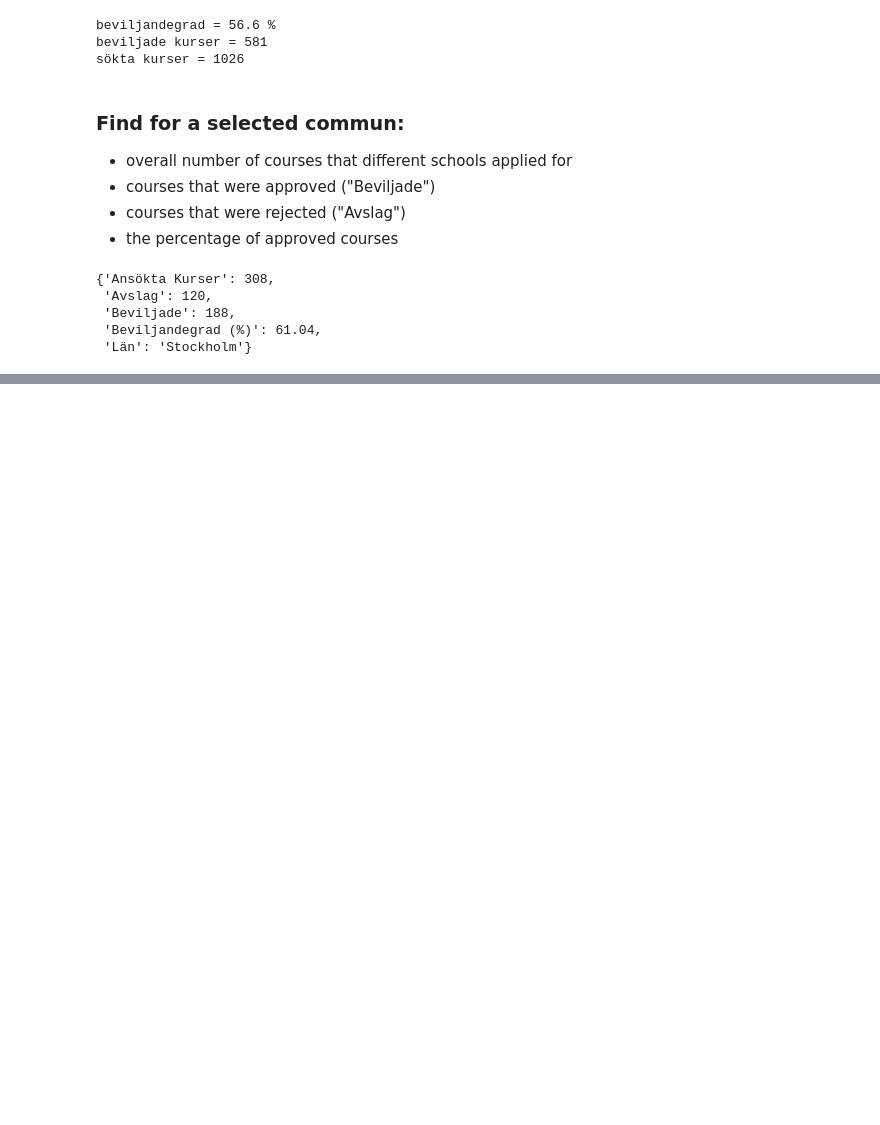
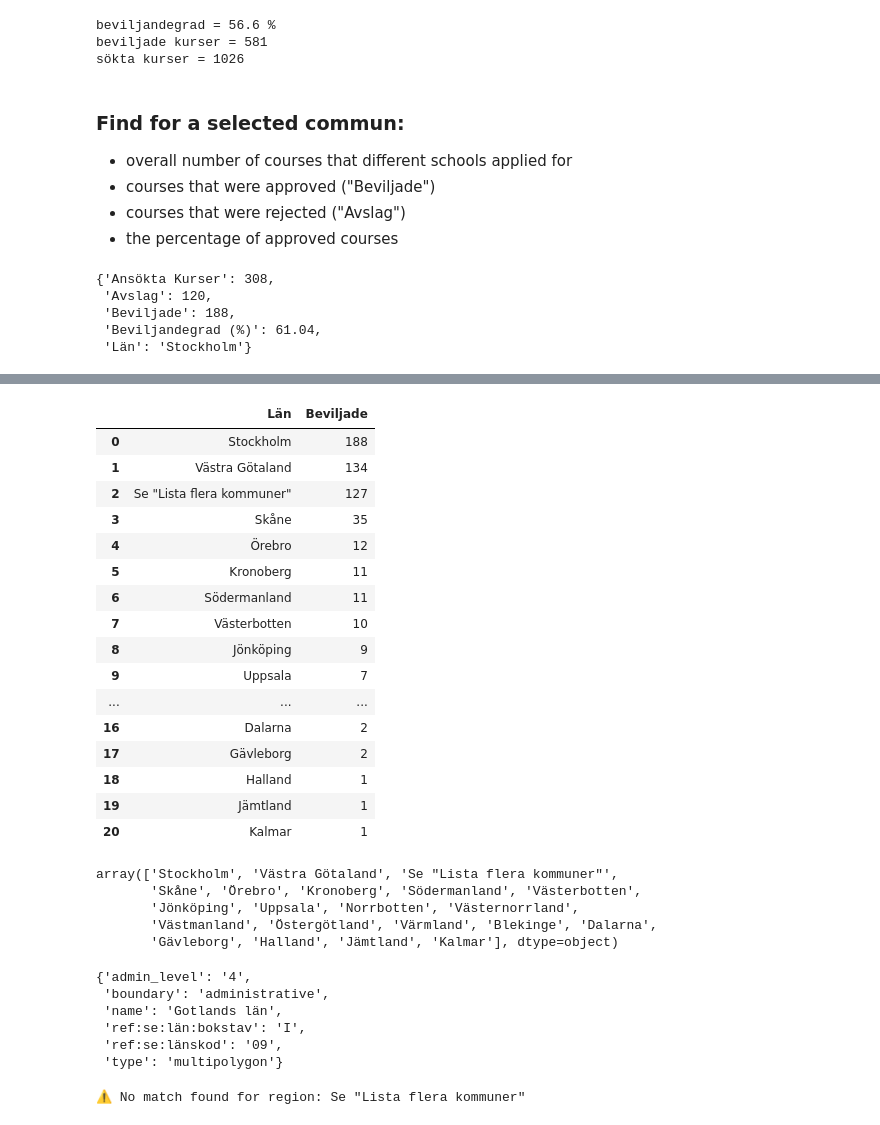
Before and after one commit to katryl-yh/yh_dahsboard_katrin_rylander, a Jupyter notebook: explorations/eda.ipynb, the cells around one changed output, grey strips where cells are left out. Cells and saved outputs as stored; diff of their text form; code cells hidden in the pictures; blank space fills up the shorter version.

```diff
--- a/explorations/eda.ipynb
+++ b/explorations/eda.ipynb
@@ -115,0 +121,56 @@ pprint.pprint(result)
+# %%
+import duckdb
+
+df_regions = duckdb.query(
+    """--sql
+    SELECT
+        län,
+        CAST(COUNT_IF(beslut = 'Beviljad') AS INTEGER) AS Beviljade
+    FROM df
+    WHERE län != 'Flera kommuner'
+    GROUP BY län
+    ORDER BY beviljade  DESC, län ASC
+
+""").df()
+
+df_regions
+# %% [output]
+|  | Län | Beviljade |
+| 0 | Stockholm | 188 |
+| 1 | Västra Götaland | 134 |
+| 2 | Se "Lista flera kommuner" | 127 |
+| 3 | Skåne | 35 |
+| 4 | Örebro | 12 |
+| 5 | Kronoberg | 11 |
+| 6 | Södermanland | 11 |
+| 7 | Västerbotten | 10 |
+| 8 | Jönköping | 9 |
+| 9 | Uppsala | 7 |
+| ... | ... | ... |
+| 16 | Dalarna | 2 |
+| 17 | Gävleborg | 2 |
+| 18 | Halland | 1 |
+| 19 | Jämtland | 1 |
+| 20 | Kalmar | 1 |
+# %%
+df_regions["Län"].values
+# %% [output]
+array(['Stockholm', 'Västra Götaland', 'Se "Lista flera kommuner"',
+       'Skåne', 'Örebro', 'Kronoberg', 'Södermanland', 'Västerbotten',
+       'Jönköping', 'Uppsala', 'Norrbotten', 'Västernorrland',
+       'Västmanland', 'Östergötland', 'Värmland', 'Blekinge', 'Dalarna',
+       'Gävleborg', 'Halland', 'Jämtland', 'Kalmar'], dtype=object)
+# %%
+import json
+
+with open("../assets/swedish_regions.geojson", "r", encoding="utf-8") as file:
+    json_data = json.load(file)
+
+json_data.get("features")[0].get("properties")
+# %% [output]
+{'admin_level': '4',
+ 'boundary': 'administrative',
+ 'name': 'Gotlands län',
+ 'ref:se:län:bokstav': 'I',
+ 'ref:se:länskod': '09',
+ 'type': 'multipolygon'}
@@ -115,0 +182,17 @@ pprint.pprint(result)
+# %%
+from difflib import get_close_matches
+
+region_codes_map = []
+
+for region in df_regions["Län"]:
+    matches = get_close_matches(region, region_codes.keys(), n=1)
+    if matches:
+        region_name = matches[0]
+        code = region_codes[region_name]
+        region_codes_map.append(code)
+    else:
+        print(f"⚠️ No match found for region: {region}")
+        # Optionally: skip, or append None or a default code
+        region_codes_map.append(None)
+# %% [output]
+⚠️ No match found for region: Se "Lista flera kommuner"
```
Also changed, not shown: parts of 5 cells of this notebook.
